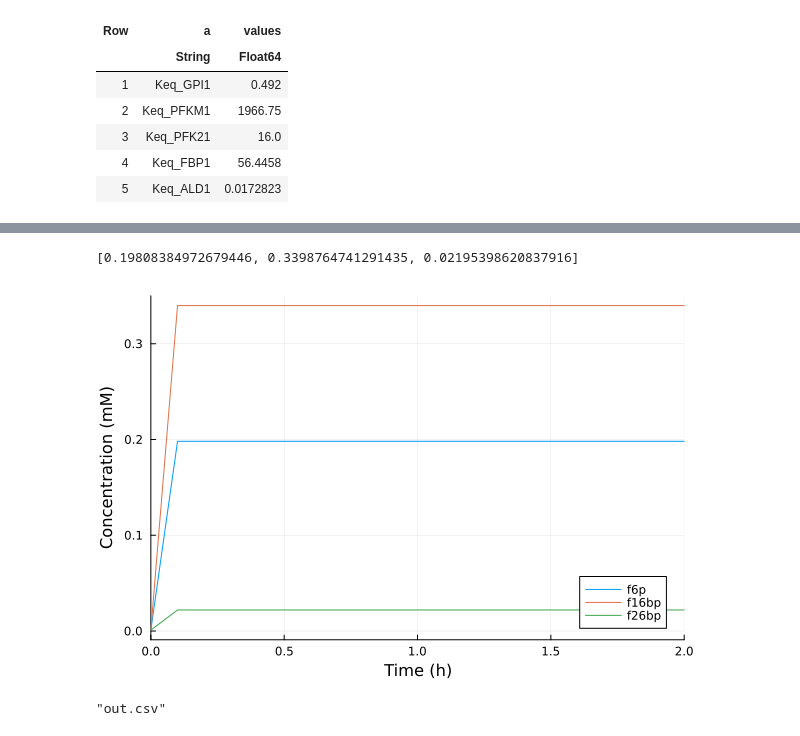
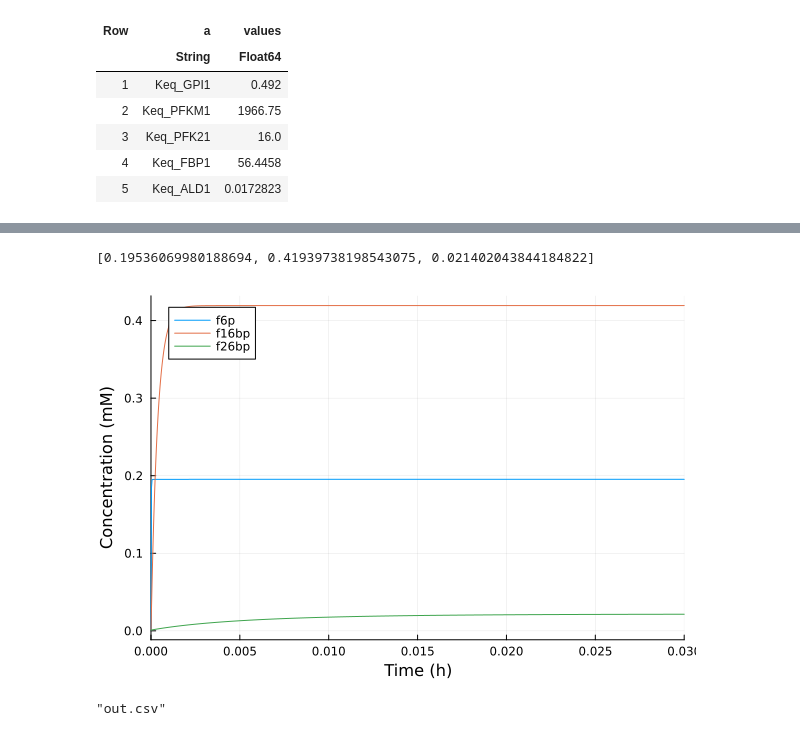
Before and after one commit to AlberteSloth/Master, a Jupyter notebook: Model/Simulate_data _eq.ipynb, the cells around one changed output, grey strips where cells are left out. Cells and saved outputs as stored; diff of their text form; code cells hidden in the pictures.

```diff
--- a/Model/Simulate_data _eq.ipynb
+++ b/Model/Simulate_data _eq.ipynb
@@ -140,7 +140,7 @@ Cons = [C_ATP => exp(-5.643)*1000, #M to mM
     C_DHAP => exp(-13.059)*1000,
     ]
 
-L = [L_PFKM => 2*10^9,
+L = [L_PFKM => 2*10^-3,
     L_PFK2 => 1*10^-3]
 
 V = [Vm_GPI => 4.8*10^4,
@@ -204,23 +204,23 @@ p= [Cons
        K_GAP => 0.189
       K_DHAP => 0.035
 # %%
-tspan = (0.0, 100)
+tspan = (0.0, 0.03)
 prob = ODEProblem(sys, u0, tspan, p, jac = true)
 sol = solve(prob, Rodas4())
 print(sol[end])
 ss = sol[end]
 plot(sol,
-    xlim = (0.0, 2),
+    #xlim = (),
     xlabel = "Time (h)",
     ylabel = "Concentration (mM)")
 
 
 # with u0=[10^-3] [0.017305847888619504, 1.2283514230821401e-5, 0.0003065921332214659]
 # with u0=[10^-1] [0.017305847888619504, 1.2283514230821396e-5, 0.0003065921332214658]
 # [0.1953610735888062, 0.41939825091612026, 0.0034610362191860545]
 # %% [output]
-[0.19808384972679446, 0.3398764741291435, 0.02195398620837916]
+[0.19536069980188694, 0.41939738198543075, 0.021402043844184822]
-[figure, old version]
+[figure, new version]
 # %%
 #=
 df = DataFrame(sol)
```
Also changed, not shown: 2 other files.
